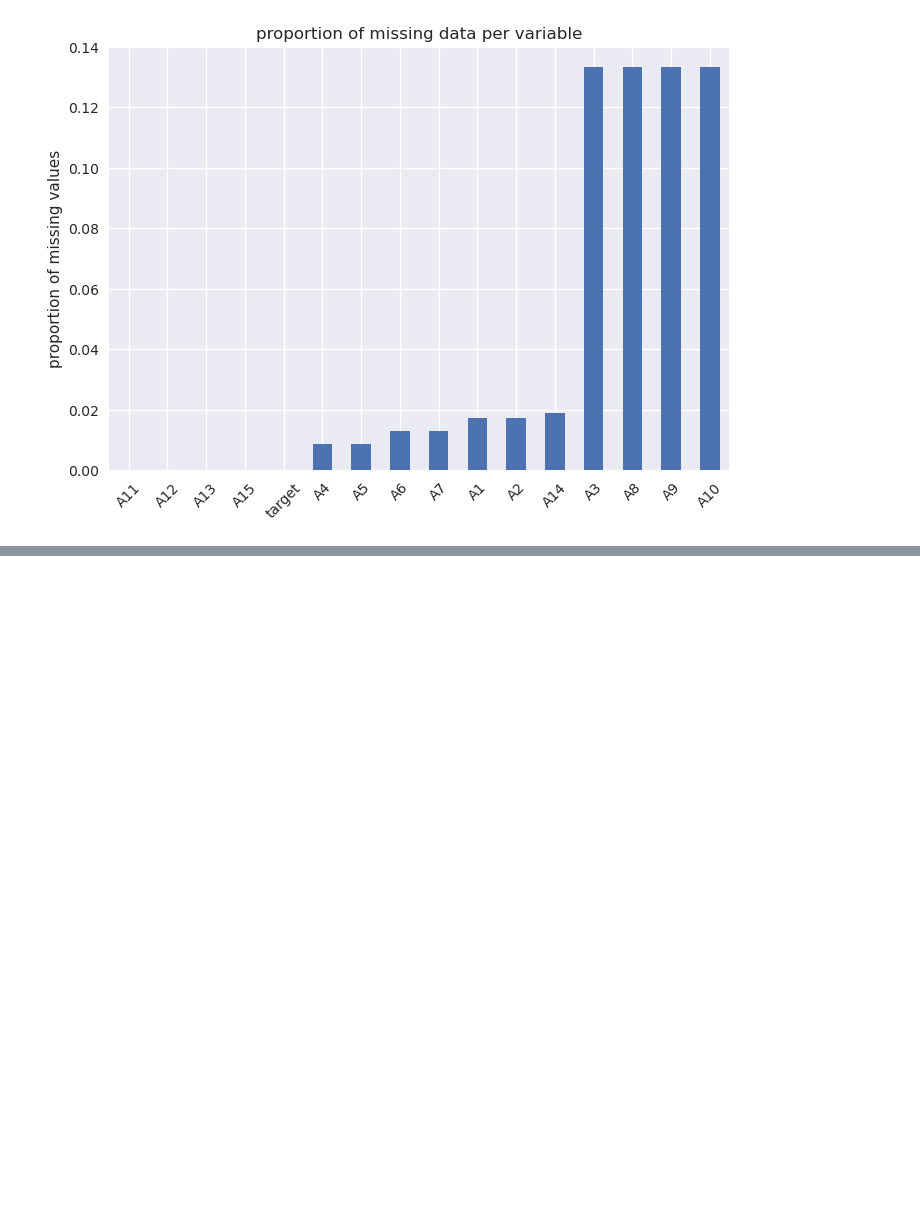
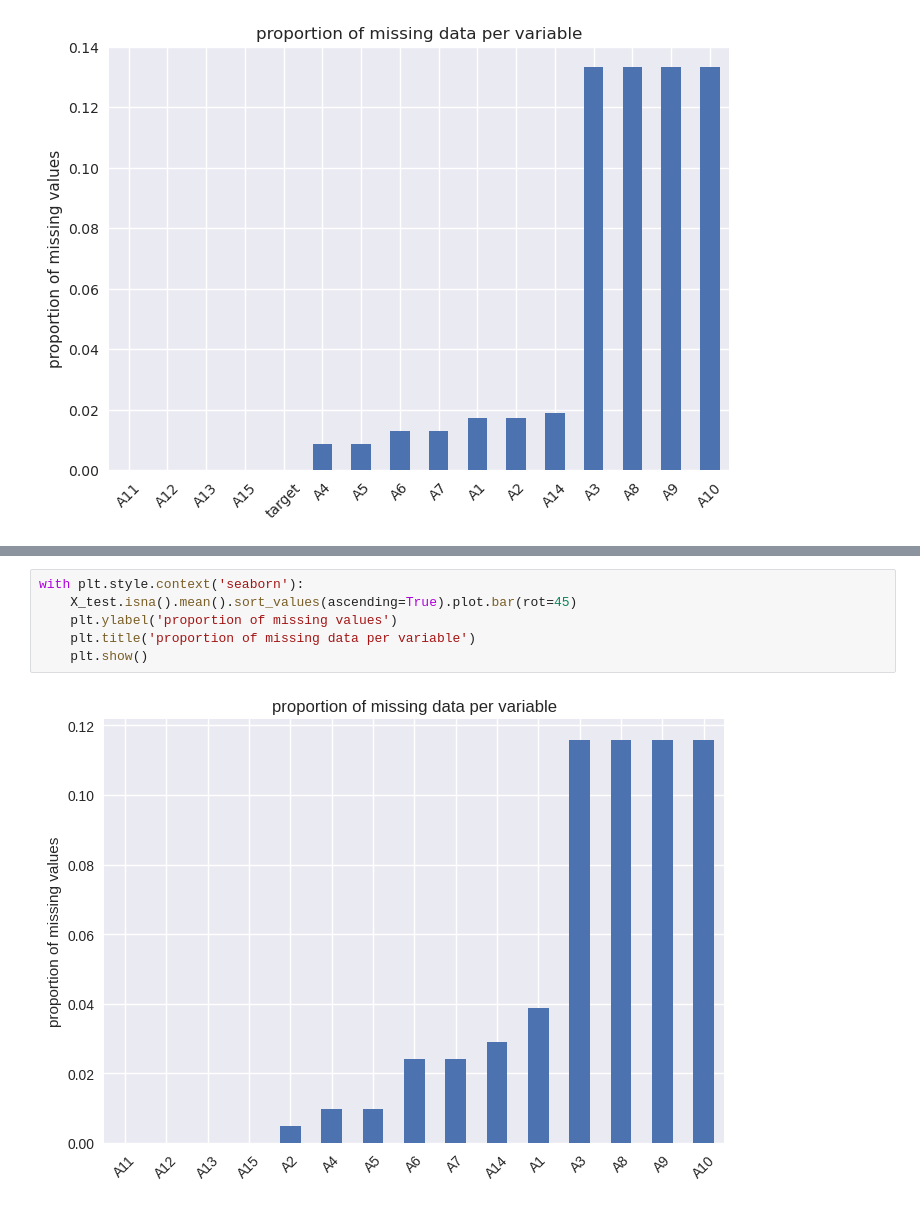
Before and after one commit to karvendhanm/Medium, a Jupyter notebook: preprocessing/missing_value_imputation.ipynb, the cells around one changed output, grey strips where cells are left out. Saved outputs shown, nothing was run; the diff lists cells and outputs as text; blank space fills up the shorter version.

```diff
--- a/preprocessing/missing_value_imputation.ipynb
+++ b/preprocessing/missing_value_imputation.ipynb
@@ -90,0 +108,8 @@ the total number of observations after removing missing data: 564
+# %%
+with plt.style.context('seaborn'):
+    X_test.isna().mean().sort_values(ascending=True).plot.bar(rot=45)
+    plt.ylabel('proportion of missing values')
+    plt.title('proportion of missing data per variable')
+    plt.show()
+# %% [output]
+[figure, added]
```
Also changed, not shown: parts of 12 cells of this notebook.
